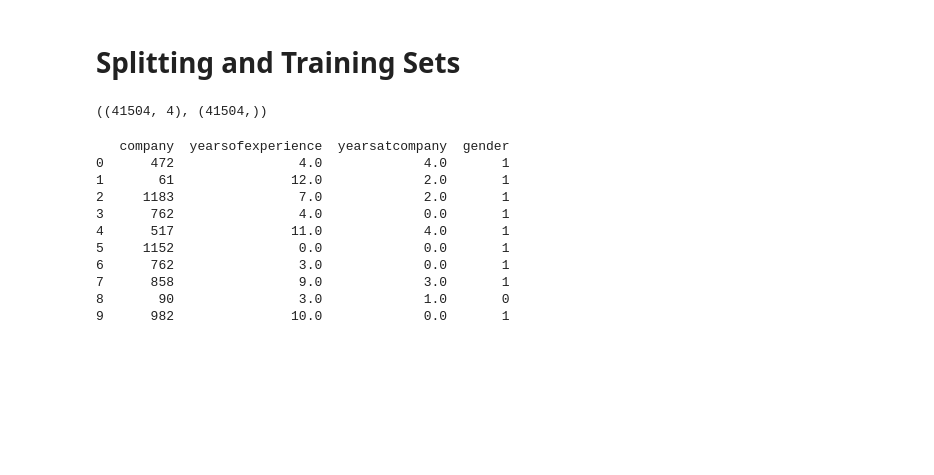
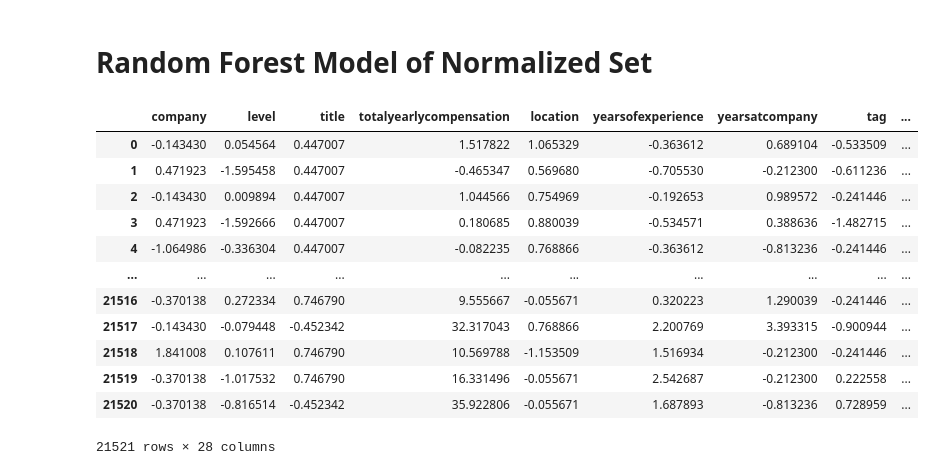
Before and after one commit to pragna2000/Tech-Salary-Prediction-, a Jupyter notebook: Project_1/Salary Prediction Random Forest Regressor.ipynb, the cells around one changed output. Drawn from its saved outputs; the diff is of its cells as text; code cells hidden in the pictures; blank space fills up the shorter version.

```diff
--- a/Project_1/Salary Prediction Random Forest Regressor.ipynb
+++ b/Project_1/Salary Prediction Random Forest Regressor.ipynb
@@ -47,2 +11,0 @@ salary_data
-# %% [markdown]
-# Splitting and Training Sets
@@ -52,18 +12,19 @@ y= salary_data['totalyearlycompensation']
-# %%
-X.shape, y.shape
-# %% [output]
-((41504, 4), (41504,))
-# %%
-print(X[:10])
-# %% [output]
-   company  yearsofexperience  yearsatcompany  gender
-0      472                4.0             4.0       1
-1       61               12.0             2.0       1
-2     1183                7.0             2.0       1
-3      762                4.0             0.0       1
-4      517               11.0             4.0       1
-5     1152                0.0             0.0       1
-6      762                3.0             0.0       1
-7      858                9.0             3.0       1
-8       90                3.0             1.0       0
-9      982               10.0             0.0       1
+# %% [markdown]
+# Random Forest Model of Normalized Set
+# %%
+df =pd.read_csv('../Data_CSVs/Real_Data.csv')
+df
+# %% [output]
+|  | company | level | title | totalyearlycompensation | location | yearsofexperience | yearsatcompany | tag | ... |
+| 0 | -0.143430 | 0.054564 | 0.447007 | 1.517822 | 1.065329 | -0.363612 | 0.689104 | -0.533509 | ... |
+| 1 | 0.471923 | -1.595458 | 0.447007 | -0.465347 | 0.569680 | -0.705530 | -0.212300 | -0.611236 | ... |
+| 2 | -0.143430 | 0.009894 | 0.447007 | 1.044566 | 0.754969 | -0.192653 | 0.989572 | -0.241446 | ... |
+| 3 | 0.471923 | -1.592666 | 0.447007 | 0.180685 | 0.880039 | -0.534571 | 0.388636 | -1.482715 | ... |
+| 4 | -1.064986 | -0.336304 | 0.447007 | -0.082235 | 0.768866 | -0.363612 | -0.813236 | -0.241446 | ... |
+| ... | ... | ... | ... | ... | ... | ... | ... | ... | ... |
+| 21516 | -0.370138 | 0.272334 | 0.746790 | 9.555667 | -0.055671 | 0.320223 | 1.290039 | -0.241446 | ... |
+| 21517 | -0.143430 | -0.079448 | -0.452342 | 32.317043 | 0.768866 | 2.200769 | 3.393315 | -0.900944 | ... |
+| 21518 | 1.841008 | 0.107611 | 0.746790 | 10.569788 | -1.153509 | 1.516934 | -0.212300 | -0.241446 | ... |
+| 21519 | -0.370138 | -1.017532 | 0.746790 | 16.331496 | -0.055671 | 2.542687 | -0.212300 | 0.222558 | ... |
+| 21520 | -0.370138 | -0.816514 | -0.452342 | 35.922806 | -0.055671 | 1.687893 | -0.813236 | 0.728959 | ... |
+21521 rows × 28 columns
```
Also changed, not shown: parts of 20 cells of this notebook, 6 other files.
